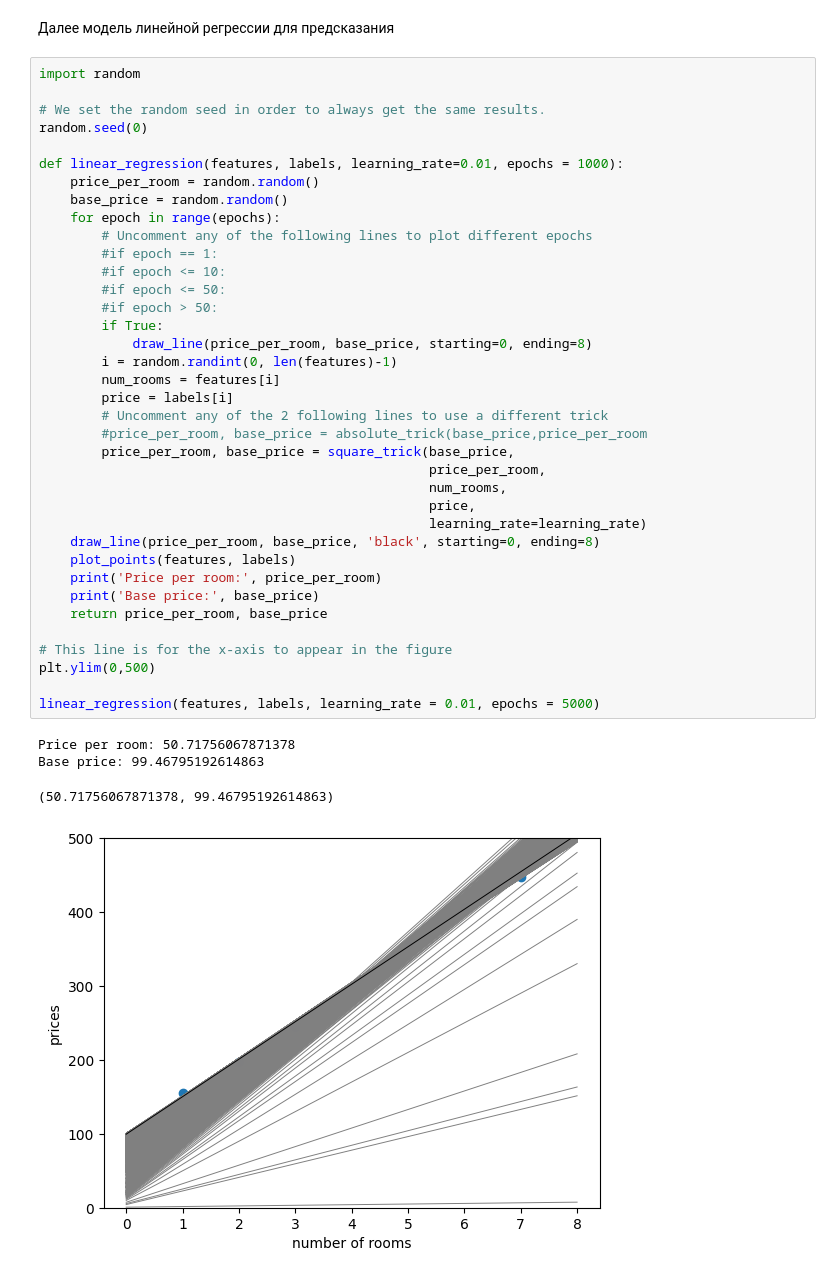
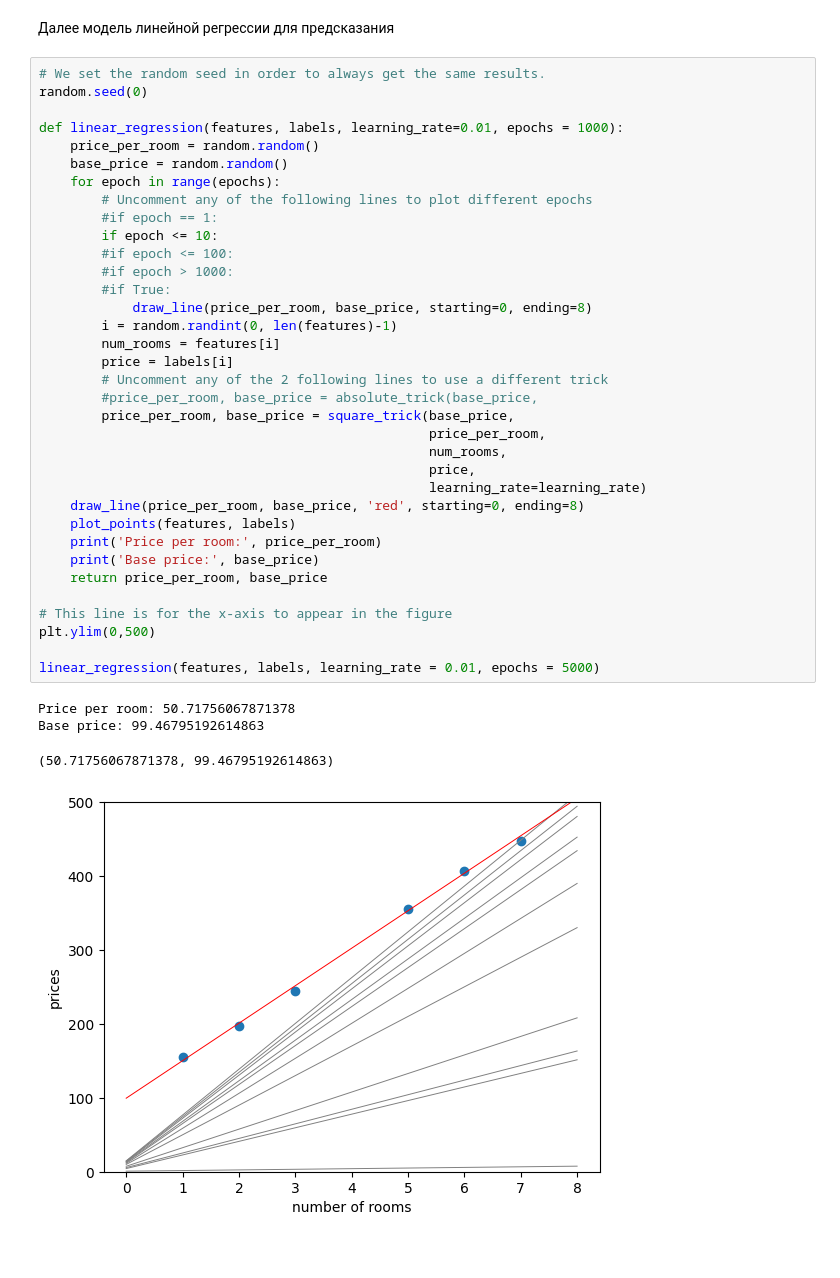
Before and after one commit to esyakov/grokking_ML, a Jupyter notebook: grok_ch3.ipynb, the cells around one changed output. Saved outputs shown, nothing was run; the diff lists cells and outputs as text.

```diff
--- a/grok_ch3.ipynb
+++ b/grok_ch3.ipynb
@@ -71,44 +71,42 @@ def square_trick(base_price, price_per_room, num_rooms, price, learning_rate):
 # %% [markdown]
 Далее модель линейной регрессии для предсказания
 # %%
-import random
-
 # We set the random seed in order to always get the same results.
 random.seed(0)
 
 def linear_regression(features, labels, learning_rate=0.01, epochs = 1000):
     price_per_room = random.random()
     base_price = random.random()
     for epoch in range(epochs):
         # Uncomment any of the following lines to plot different epochs
         #if epoch == 1:
-        #if epoch <= 10:
-        #if epoch <= 50:
-        #if epoch > 50:
-        if True:
+        if epoch <= 10:
+        #if epoch <= 100:
+        #if epoch > 1000:
+        #if True:
             draw_line(price_per_room, base_price, starting=0, ending=8)
         i = random.randint(0, len(features)-1)
         num_rooms = features[i]
         price = labels[i]
         # Uncomment any of the 2 following lines to use a different trick
-        #price_per_room, base_price = absolute_trick(base_price,price_per_room
+        #price_per_room, base_price = absolute_trick(base_price,
         price_per_room, base_price = square_trick(base_price,
                                                   price_per_room,
                                                   num_rooms,
                                                   price,
                                                   learning_rate=learning_rate)
-    draw_line(price_per_room, base_price, 'black', starting=0, ending=8)
+    draw_line(price_per_room, base_price, 'red', starting=0, ending=8)
     plot_points(features, labels)
     print('Price per room:', price_per_room)
     print('Base price:', base_price)
     return price_per_room, base_price
 
 # This line is for the x-axis to appear in the figure
 plt.ylim(0,500)
 
 linear_regression(features, labels, learning_rate = 0.01, epochs = 5000)
 # %% [output]
 Price per room: 50.71756067871378
 Base price: 99.46795192614863
 (50.71756067871378, 99.46795192614863)
-[figure, old version]
+[figure, new version]
```
